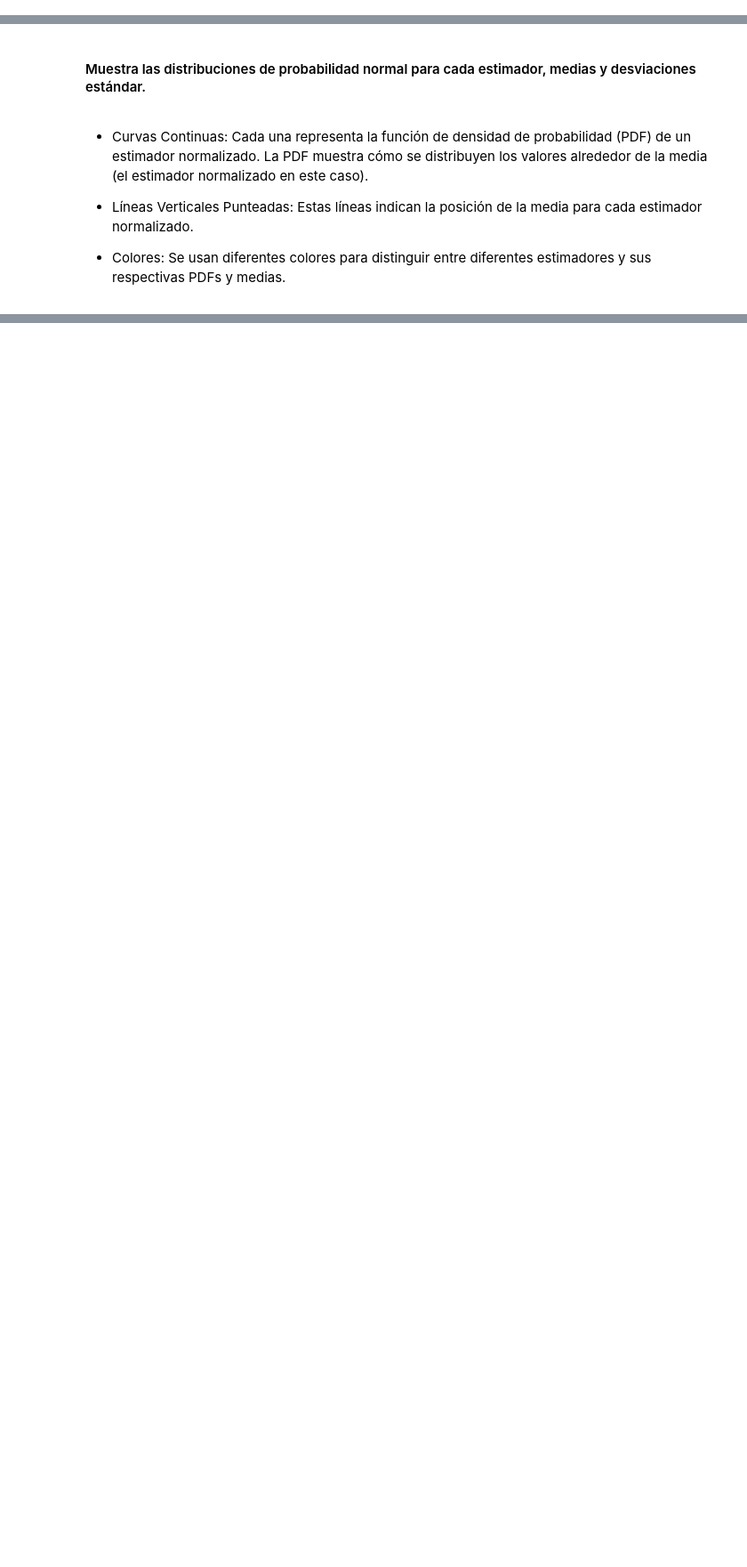
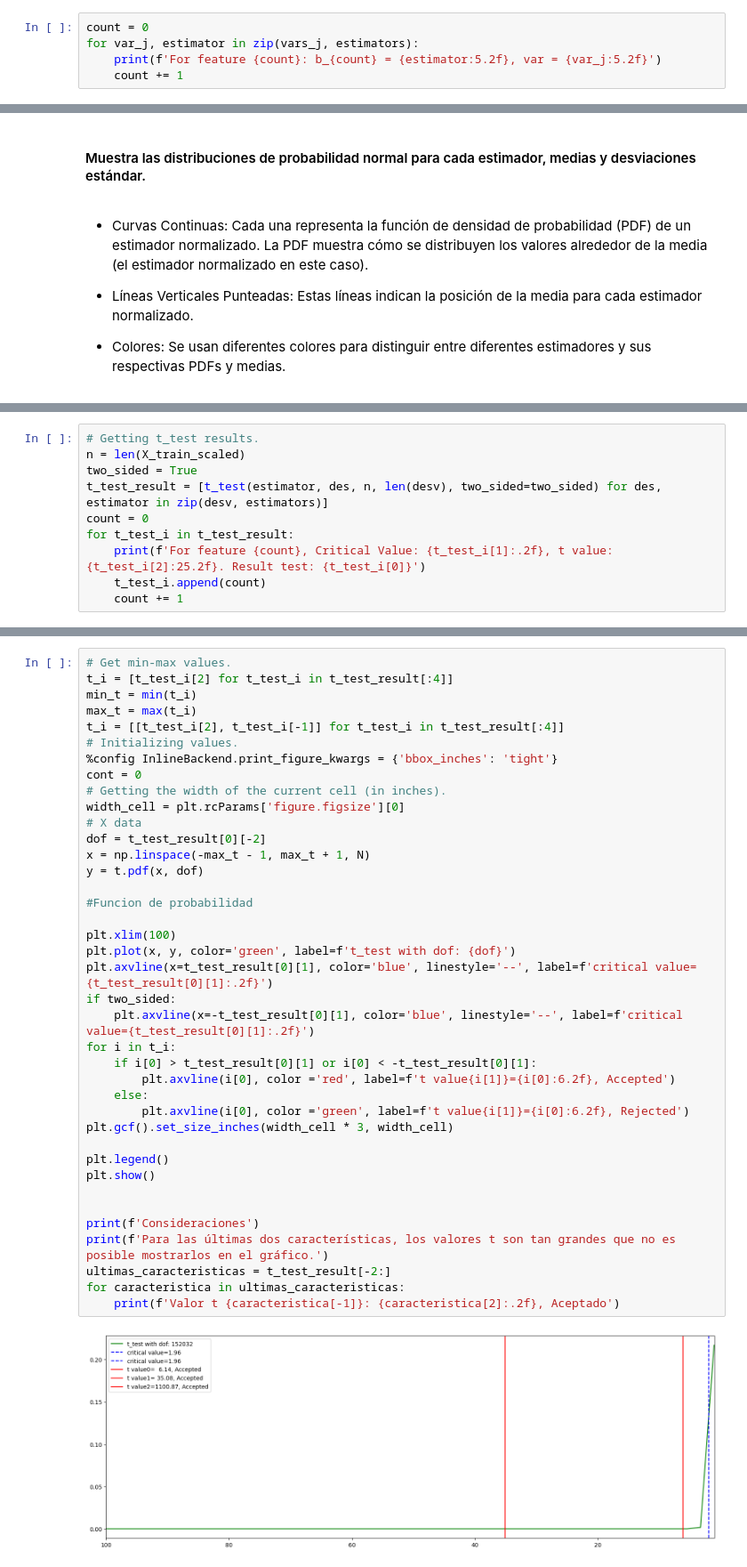
Before and after one commit to fitomx19/ModelosEconometricos, a Jupyter notebook: Practica_3/Practica_3.ipynb, the cells around one changed output, grey strips where cells are left out. Shown at 89% size. Saved outputs shown, nothing was run; the diff lists cells and outputs as text; blank space fills up the shorter version.

```diff
--- a/Practica_3/Practica_3.ipynb
+++ b/Practica_3/Practica_3.ipynb
@@ -342,3 +342,8 @@ estimators = fit_linear_model(X_train_scaled, y_train)
 Varianza de cada estimador
 # %%
 vars_j = get_variance(X_train_scaled, y_train, estimators)
+# %%
+count = 0
+for var_j, estimator in zip(vars_j, estimators):
+    print(f'For feature {count}: b_{count} = {estimator:5.2f}, var = {var_j:5.2f}')
+    count += 1
@@ -389,0 +431,10 @@ plt.show()
+# %%
+# Getting t_test results.
+n = len(X_train_scaled)
+two_sided = True
+t_test_result = [t_test(estimator, des, n, len(desv), two_sided=two_sided) for des, estimator in zip(desv, estimators)]
+count = 0
+for t_test_i in t_test_result:
+    print(f'For feature {count}, Critical Value: {t_test_i[1]:.2f}, t value: {t_test_i[2]:25.2f}. Result test: {t_test_i[0]}')
+    t_test_i.append(count)
+    count += 1
@@ -389,0 +445,41 @@ plt.show()
+# %%
+# Get min-max values.
+t_i = [t_test_i[2] for t_test_i in t_test_result[:4]]
+min_t = min(t_i)
+max_t = max(t_i)
+t_i = [[t_test_i[2], t_test_i[-1]] for t_test_i in t_test_result[:4]]
+# Initializing values.
+%config InlineBackend.print_figure_kwargs = {'bbox_inches': 'tight'}
+cont = 0
+# Getting the width of the current cell (in inches).
+width_cell = plt.rcParams['figure.figsize'][0]
+# X data
+dof = t_test_result[0][-2]
+x = np.linspace(-max_t - 1, max_t + 1, N)
+y = t.pdf(x, dof)
+
+#Funcion de probabilidad
+
+plt.xlim(100)
+plt.plot(x, y, color='green', label=f't_test with dof: {dof}')
+plt.axvline(x=t_test_result[0][1], color='blue', linestyle='--', label=f'critical value={t_test_result[0][1]:.2f}')
+if two_sided:
+    plt.axvline(x=-t_test_result[0][1], color='blue', linestyle='--', label=f'critical value={t_test_result[0][1]:.2f}')
+for i in t_i:
+    if i[0] > t_test_result[0][1] or i[0] < -t_test_result[0][1]:
+        plt.axvline(i[0], color ='red', label=f't value{i[1]}={i[0]:6.2f}, Accepted')
+    else:
+        plt.axvline(i[0], color ='green', label=f't value{i[1]}={i[0]:6.2f}, Rejected')
+plt.gcf().set_size_inches(width_cell * 3, width_cell)
+
+plt.legend()
+plt.show()
+
+
+print(f'Consideraciones')
+print(f'Para las últimas dos características, los valores t son tan grandes que no es posible mostrarlos en el gráfico.')
+ultimas_caracteristicas = t_test_result[-2:]
+for caracteristica in ultimas_caracteristicas:
+    print(f'Valor t {caracteristica[-1]}: {caracteristica[2]:.2f}, Aceptado')
+# %% [output]
+[figure, added]
```
Also changed, not shown: parts of 7 cells of this notebook, 4 other files.
